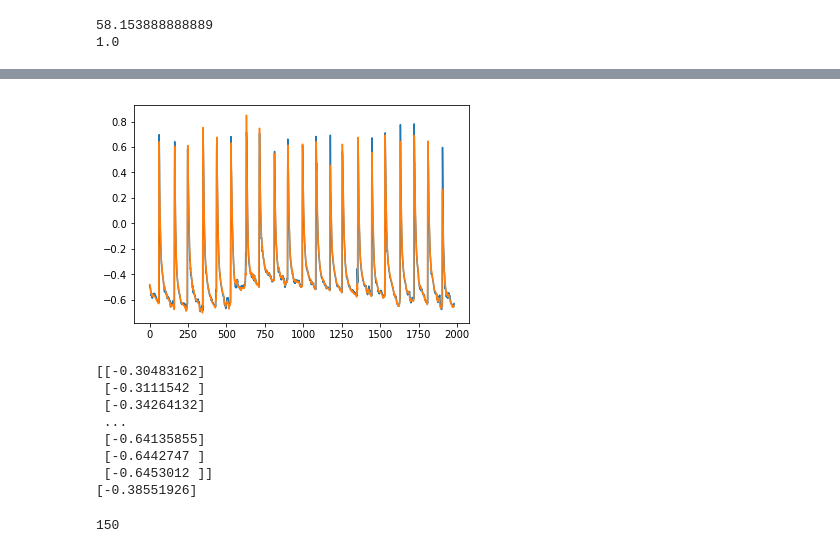
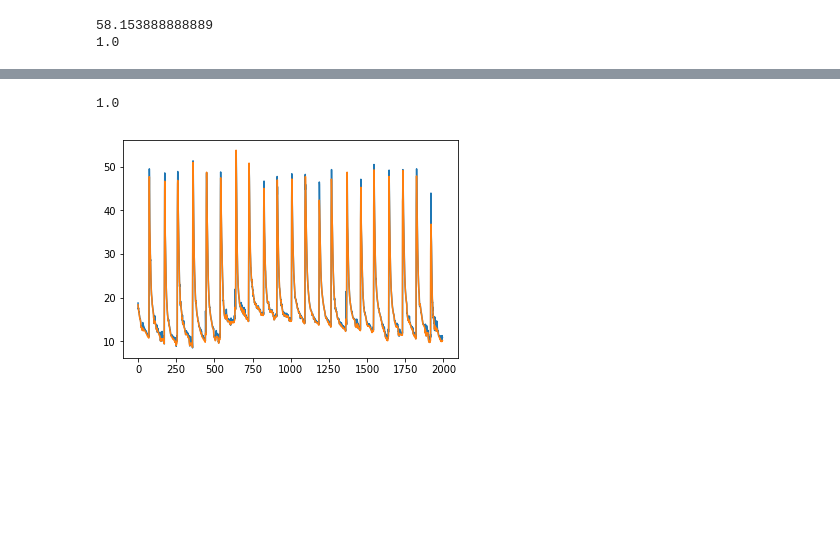
Before and after one commit to clkruse/OldFaithful, a Jupyter notebook: oldFaithfulTemp.ipynb, the cells around one changed output, grey strips where cells are left out. Drawn from its saved outputs; the diff is of its cells as text; code cells hidden in the pictures; blank space fills up the shorter version.

```diff
--- a/oldFaithfulTemp.ipynb
+++ b/oldFaithfulTemp.ipynb
@@ -33,18 +31,18 @@ print(np.max(temp))
 # %%
 def create_dataset(dataset, look_back):
 	dataX, dataY = [], []
-	for i in range(len(dataset)-look_back-1):
+	for i in range(0,len(dataset)-look_back-1,1):
 		a = dataset[i:(i+look_back)]
 		dataX.append(a)
 		dataY.append(dataset[i + look_back])
 	return np.array(dataX), np.array(dataY)
 # %%
-X, Y = create_dataset(temp, 17)
+X, Y = create_dataset(temp, 5)
 
 print(X.shape)
 plt.plot(X[0:300,0])
 plt.show()
-plt.plot(Y[0:300])
+plt.plot(Y[0:150])
 plt.show()
 X = X.reshape(X.shape[0], X.shape[1], 1)
 Y = Y.reshape(Y.shape[0])
@@ -62,7 +60,7 @@ from keras.layers import Conv1D, Dense, MaxPooling1D, Flatten
 
 model = Sequential()
 
-model.add(Conv1D(filters=8, kernel_size=16, activation='relu', input_shape=(np.shape(X)[1],np.shape(X)[2]), strides=8))
+model.add(Conv1D(filters=2, kernel_size=4, activation='relu', input_shape=(np.shape(X)[1],np.shape(X)[2]), strides=1))
 #model.add(Conv1D(filters=16, kernel_size=4, activation='relu', strides=1))
 model.add(Flatten())
 model.add(Dense(32, activation='relu'))
@@ -76,7 +74,7 @@ model.compile(loss=keras.losses.mean_squared_error,
 # %%
 from keras.models import load_model
 
-epochs = 10
+epochs = 50
 
 #model = load_model('/Users/ckruse/Documents/python/oldFaithfulTemp.h5')
 history = model.fit(X,
@@ -84,7 +82,7 @@ history = model.fit(X,
                     epochs=epochs,
                     verbose=1,
                     batch_size=256,
-                    validation_split=0.1,
+                    validation_split=0.5,
                     shuffle=True)
 
 model.save('/Users/ckruse/Documents/python/oldFaithfulTemp.h5')
@@ -120,23 +119,16 @@ RuntimeError: Unable to create link (Name already exists)
 # %%
-trainPredict = model.predict(X)
-plt.plot(trainPredict[280084:282084])
-plt.plot(Y[280084:282084])
+trainPredict = model.predict(X[280084:282084])
+print(np.max(temp))
+trainPredict = ((trainPredict+1)/2)*58.153888888889
+normY = ((Y[280084:282084]+1)/2)*58.153888888889
+plt.plot(trainPredict)
+plt.plot(normY)
 plt.show()
 # %% [output]
+1.0
-[figure, old version]
+[figure, new version]
 # %%
 print(trainPredict)
 print(Y[0:1])
-# %% [output]
-[[-0.30483162]
- [-0.3111542 ]
- [-0.34264132]
- ...
- [-0.64135855]
- [-0.6442747 ]
- [-0.6453012 ]]
-[-0.38551926]
 # %%
 print(np.shape(X)[1])
-# %% [output]
-150
```
Also changed, not shown: parts of 3 cells of this notebook.
